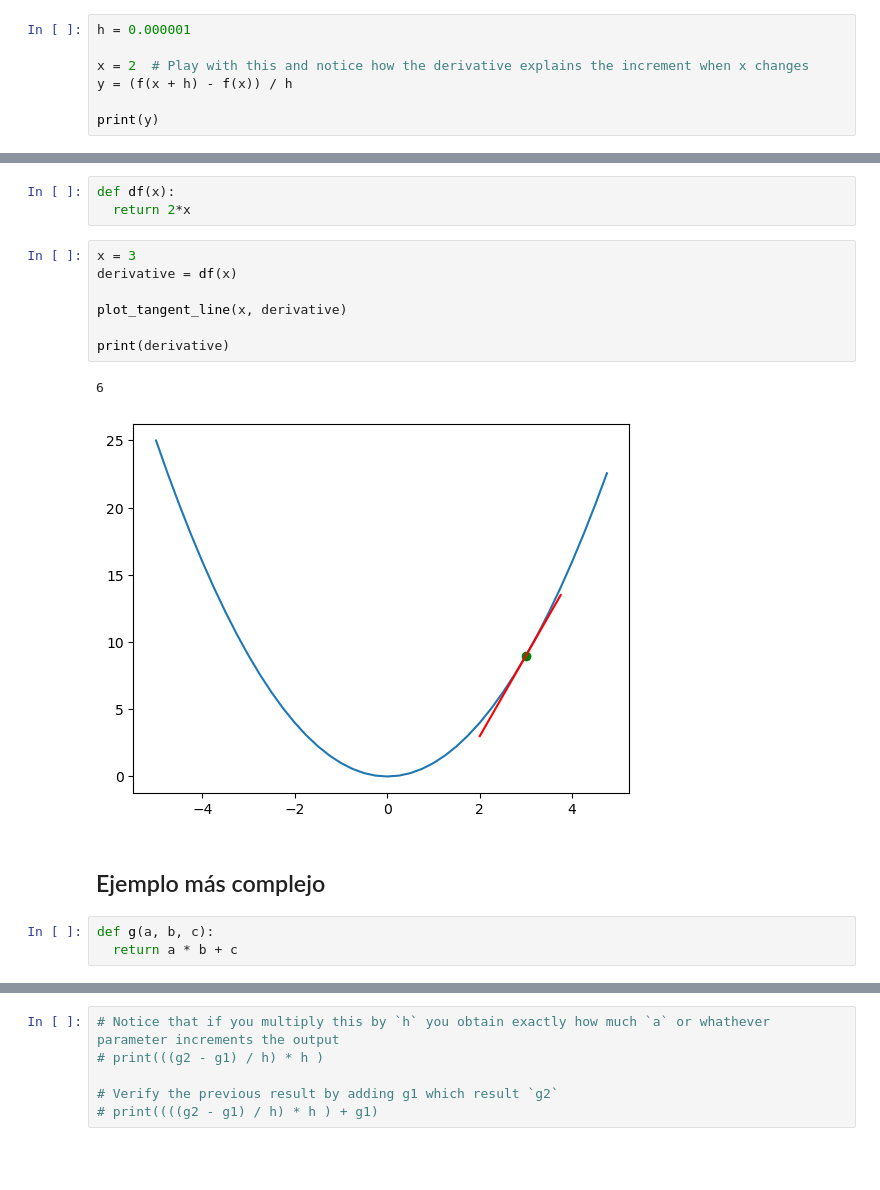
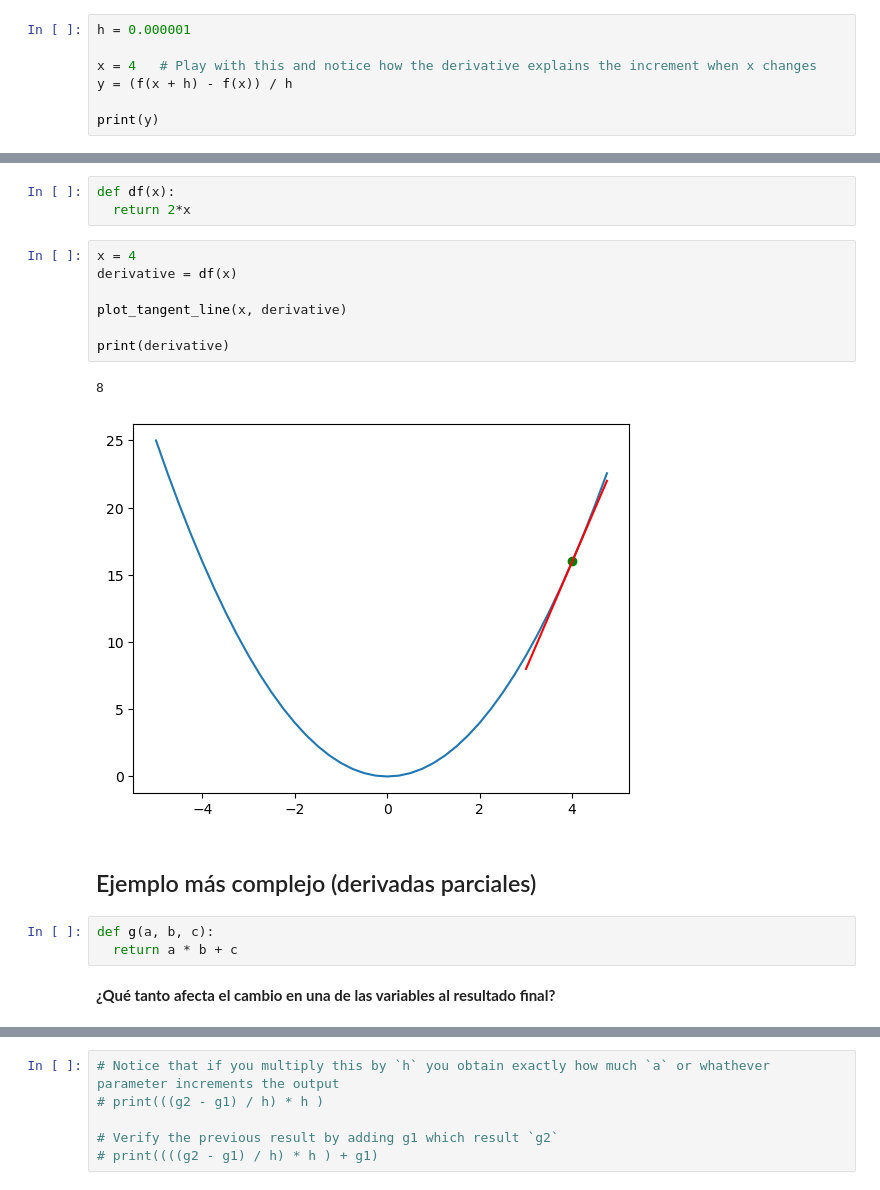
Before and after one commit to Mikhael1729/autograd-from-scratch, a Jupyter notebook: notes.ipynb, the cells around one changed output, grey strips where cells are left out. Cells and saved outputs as stored; diff of their text form; blank space fills up the shorter version.

```diff
--- a/notes.ipynb
+++ b/notes.ipynb
@@ -58,7 +58,7 @@ plt.show()
 # %%
 h = 0.000001
 
-x = 2  # Play with this and notice how the derivative explains the increment when x changes
+x = 4   # Play with this and notice how the derivative explains the increment when x changes
 y = (f(x + h) - f(x)) / h
 
 print(y)
@@ -87,20 +87,22 @@ def plot_tangent_line(point_x, slope):
 def df(x):
   return 2*x
 # %%
-x = 3
+x = 4
 derivative = df(x)
 
 plot_tangent_line(x, derivative)
 
 print(derivative)
 # %% [output]
-6
+8
-[figure, old version]
+[figure, new version]
 # %% [markdown]
-## Ejemplo más complejo
+## Ejemplo más complejo (derivadas parciales)
 # %%
 def g(a, b, c):
   return a * b + c
+# %% [markdown]
+**¿Qué tanto afecta el cambio en una de las variables al resultado final?**
 # %%
 h = 0.0001
 
```
Also changed, not shown: parts of 2 cells of this notebook, 1 other file.
